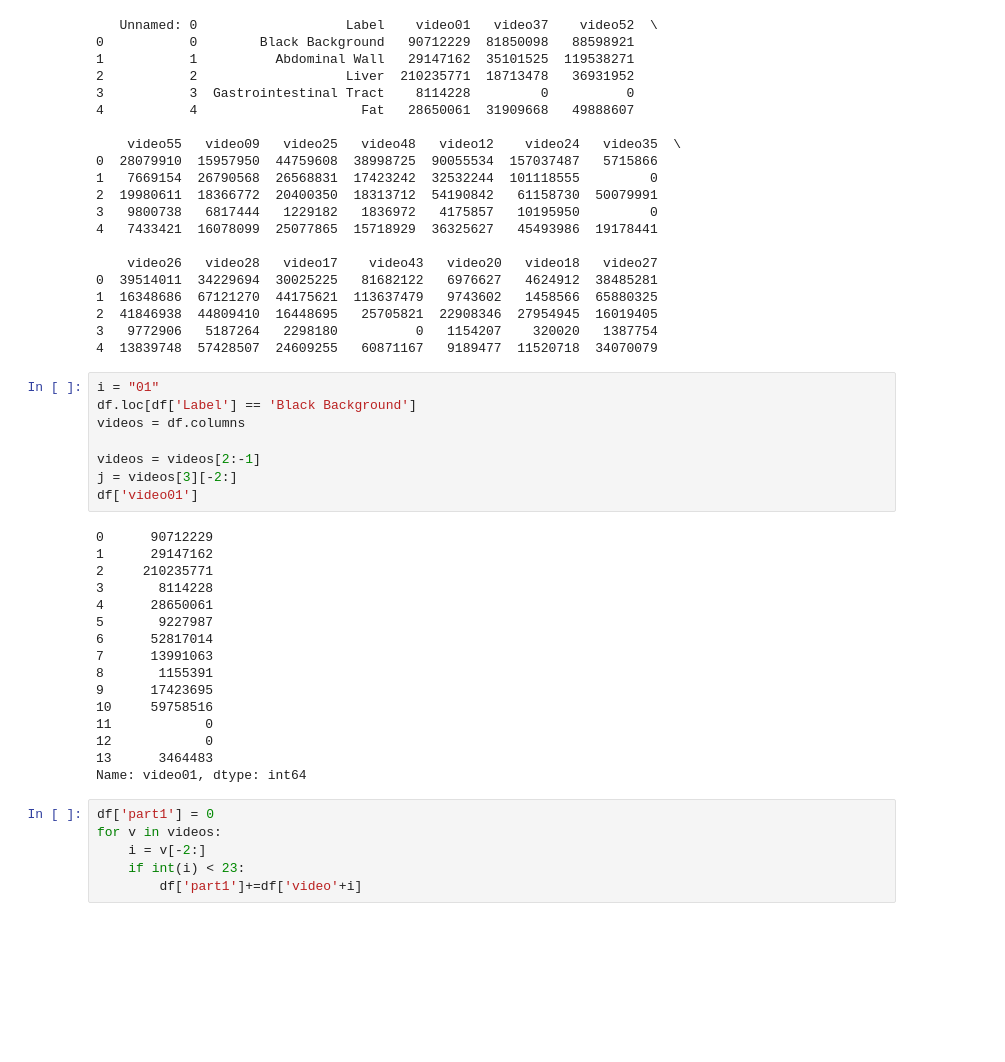
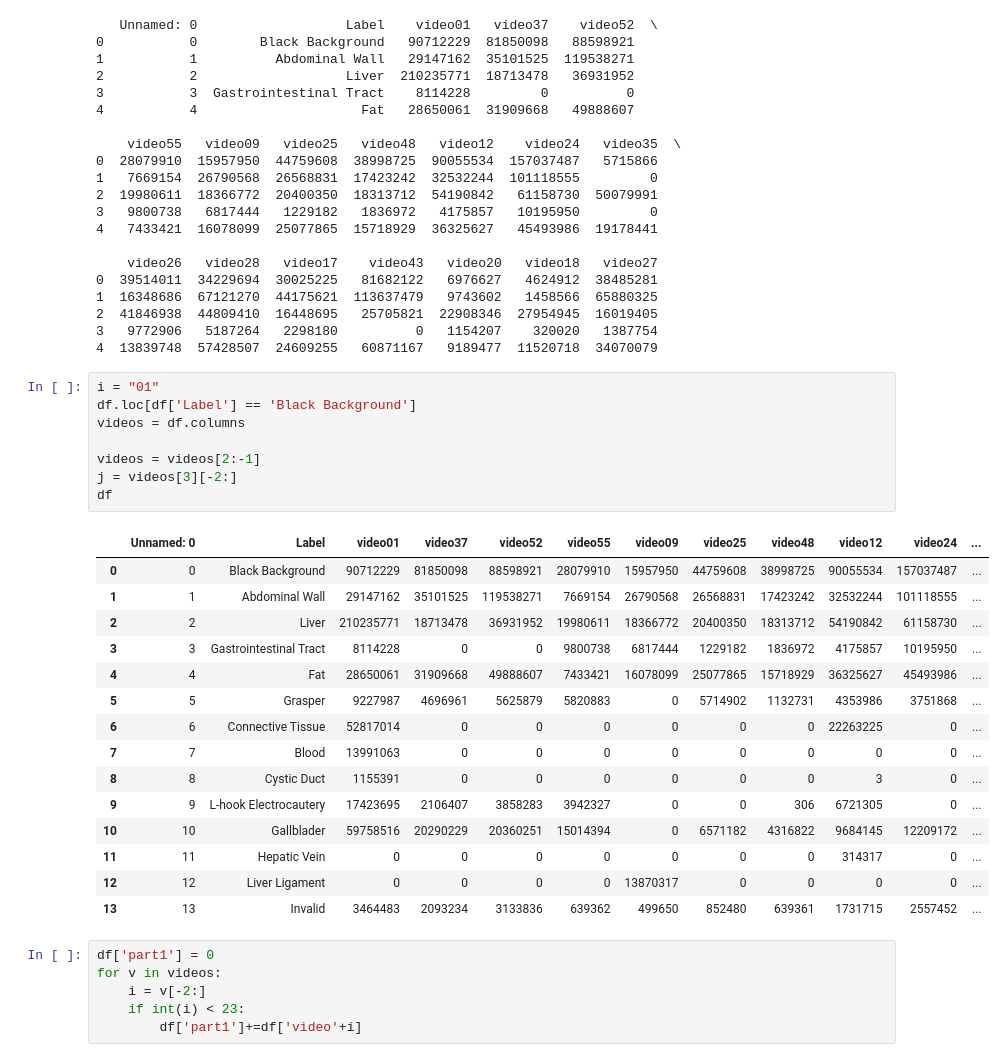
Before and after one commit to shunkaiyu/ARCLab-SemanticSeg, a Jupyter notebook: src/data/datasets/data_analysis.ipynb, the cells around one changed output. Cells and saved outputs as stored; diff of their text form; blank space fills up the shorter version.

```diff
--- a/src/data/datasets/data_analysis.ipynb
+++ b/src/data/datasets/data_analysis.ipynb
@@ -52,27 +52,27 @@ print(df.head())
 # %%
 i = "01"
 df.loc[df['Label'] == 'Black Background']
 videos = df.columns
 
 videos = videos[2:-1]
 j = videos[3][-2:]
-df['video01']
+df
 # %% [output]
-0      90712229
-1      29147162
-2     210235771
-3       8114228
-4      28650061
-5       9227987
-6      52817014
-7      13991063
-8       1155391
-9      17423695
-10     59758516
-11            0
-12            0
-13      3464483
-Name: video01, dtype: int64
+|  | Unnamed: 0 | Label | video01 | video37 | video52 | video55 | video09 | video25 | video48 | video12 | video24 | ... |
+| 0 | 0 | Black Background | 90712229 | 81850098 | 88598921 | 28079910 | 15957950 | 44759608 | 38998725 | 90055534 | 157037487 | ... |
+| 1 | 1 | Abdominal Wall | 29147162 | 35101525 | 119538271 | 7669154 | 26790568 | 26568831 | 17423242 | 32532244 | 101118555 | ... |
+| 2 | 2 | Liver | 210235771 | 18713478 | 36931952 | 19980611 | 18366772 | 20400350 | 18313712 | 54190842 | 61158730 | ... |
+| 3 | 3 | Gastrointestinal Tract | 8114228 | 0 | 0 | 9800738 | 6817444 | 1229182 | 1836972 | 4175857 | 10195950 | ... |
+| 4 | 4 | Fat | 28650061 | 31909668 | 49888607 | 7433421 | 16078099 | 25077865 | 15718929 | 36325627 | 45493986 | ... |
+| 5 | 5 | Grasper | 9227987 | 4696961 | 5625879 | 5820883 | 0 | 5714902 | 1132731 | 4353986 | 3751868 | ... |
+| 6 | 6 | Connective Tissue | 52817014 | 0 | 0 | 0 | 0 | 0 | 0 | 22263225 | 0 | ... |
+| 7 | 7 | Blood | 13991063 | 0 | 0 | 0 | 0 | 0 | 0 | 0 | 0 | ... |
+| 8 | 8 | Cystic Duct | 1155391 | 0 | 0 | 0 | 0 | 0 | 0 | 3 | 0 | ... |
+| 9 | 9 | L-hook Electrocautery | 17423695 | 2106407 | 3858283 | 3942327 | 0 | 0 | 306 | 6721305 | 0 | ... |
+| 10 | 10 | Gallblader | 59758516 | 20290229 | 20360251 | 15014394 | 0 | 6571182 | 4316822 | 9684145 | 12209172 | ... |
+| 11 | 11 | Hepatic Vein | 0 | 0 | 0 | 0 | 0 | 0 | 0 | 314317 | 0 | ... |
+| 12 | 12 | Liver Ligament | 0 | 0 | 0 | 0 | 13870317 | 0 | 0 | 0 | 0 | ... |
+| 13 | 13 | Invalid | 3464483 | 2093234 | 3133836 | 639362 | 499650 | 852480 | 639361 | 1731715 | 2557452 | ... |
 # %%
 df['part1'] = 0
 for v in videos:
```
Also changed, not shown: parts of 14 cells of this notebook, 6 other files.
